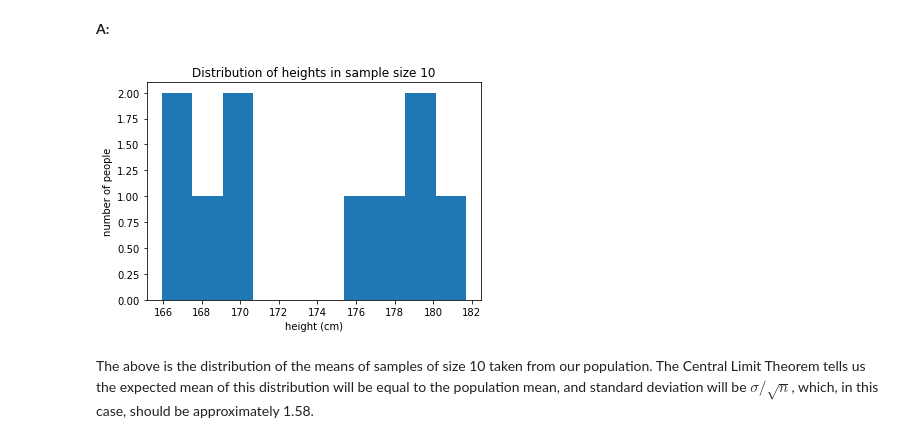
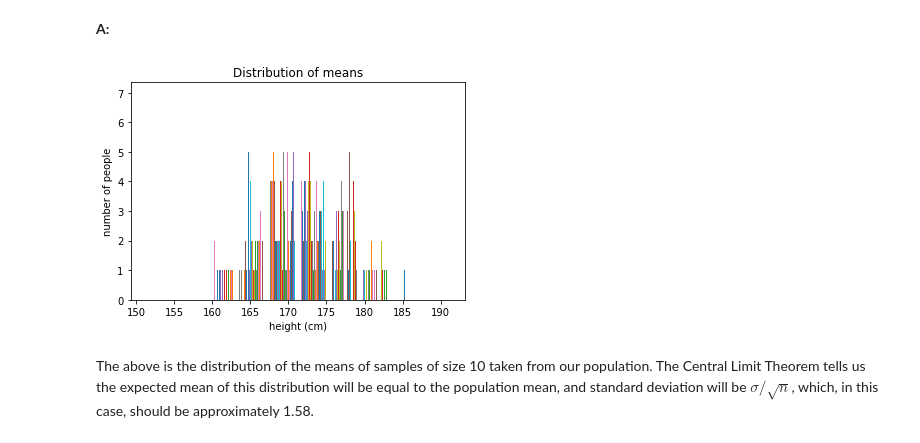
Before and after one commit to rjaynes/Frequentist, a Jupyter notebook: Frequentist Inference Case Study - Part A (3).ipynb, the cells around one changed output. Saved outputs shown, nothing was run; the diff lists cells and outputs as text; code cells hidden in the pictures.

```diff
--- a/Frequentist Inference Case Study - Part A (3).ipynb
+++ b/Frequentist Inference Case Study - Part A (3).ipynb
@@ -219,8 +219,7 @@ __Q8:__ Simulate performing this random trial every day for a year, calculating
 __A:__
 # %%
 def townsfolk_sampler(n):
-    for i in range(365):
-        return np.random.choice(pop_heights, n)
+        return [np.random.choice(pop_heights, n) for i in range(365)]
 # %%
 seed(47)
 # take your samples here
@@ -228,10 +227,10 @@ daily_sample365 = townsfolk_sampler(10)
 # %%
 _ = plt.hist(daily_sample365, bins=10)
 _ = plt.xlabel('height (cm)')
 _ = plt.ylabel('number of people')
-_ = plt.title('Distribution of heights in sample size 10')
+_ = plt.title('Distribution of means')
 # %% [output]
-[figure, old version]
+[figure, new version]
 # %% [markdown]
 The above is the distribution of the means of samples of size 10 taken from our population. The Central Limit Theorem tells us the expected mean of this distribution will be equal to the population mean, and standard deviation will be $\sigma / \sqrt n$, which, in this case, should be approximately 1.58.
 # %% [markdown]
```
Also changed, not shown: parts of 13 cells of this notebook.
